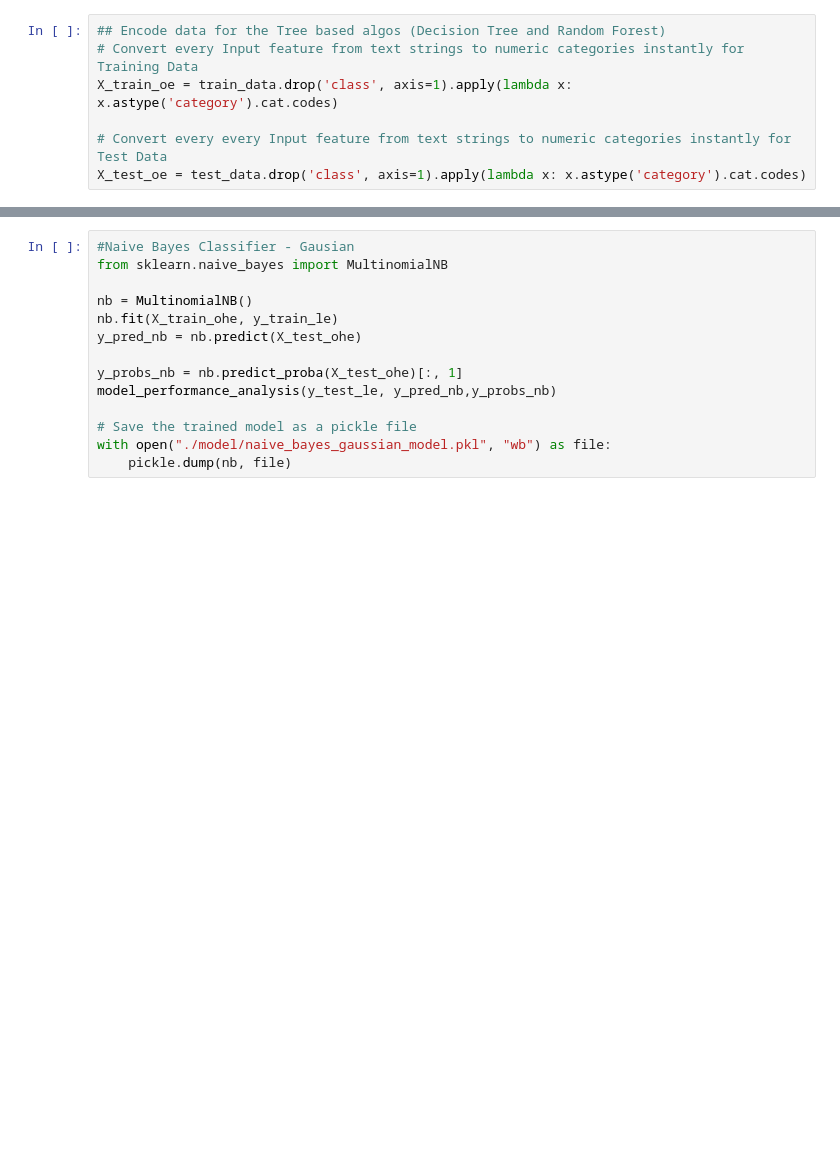
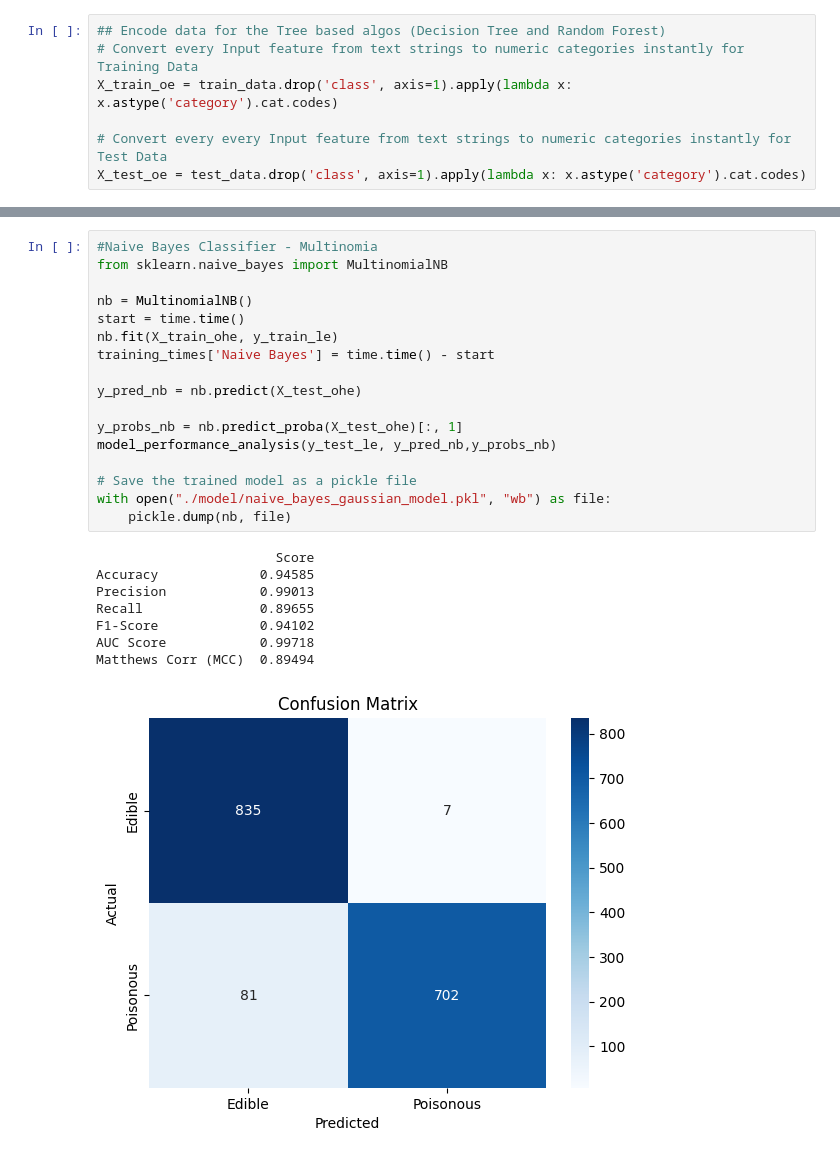
Before and after one commit to nileemahbits/2025ac05224_mushroom-classification, a Jupyter notebook: training_app.ipynb, the cells around one changed output, grey strips where cells are left out. Saved outputs shown, nothing was run; the diff lists cells and outputs as text; blank space fills up the shorter version.

```diff
--- a/training_app.ipynb
+++ b/training_app.ipynb
@@ -164,17 +200,29 @@ with open("./model/decision_tree_model.pkl", "wb") as file:
 # %%
-#Naive Bayes Classifier - Gausian
+#Naive Bayes Classifier - Multinomia
 from sklearn.naive_bayes import MultinomialNB
 
 nb = MultinomialNB()
+start = time.time()
 nb.fit(X_train_ohe, y_train_le)
+training_times['Naive Bayes'] = time.time() - start
+
 y_pred_nb = nb.predict(X_test_ohe)
 
 y_probs_nb = nb.predict_proba(X_test_ohe)[:, 1]
 model_performance_analysis(y_test_le, y_pred_nb,y_probs_nb)
 
 # Save the trained model as a pickle file
 with open("./model/naive_bayes_gaussian_model.pkl", "wb") as file:
     pickle.dump(nb, file)
+# %% [output]
+                       Score
+Accuracy             0.94585
+Precision            0.99013
+Recall               0.89655
+F1-Score             0.94102
+AUC Score            0.99718
+Matthews Corr (MCC)  0.89494
+[figure, added]
 # %%
 from sklearn.ensemble import RandomForestClassifier
 
```
Also changed, not shown: parts of 9 cells of this notebook, 1 other file.
